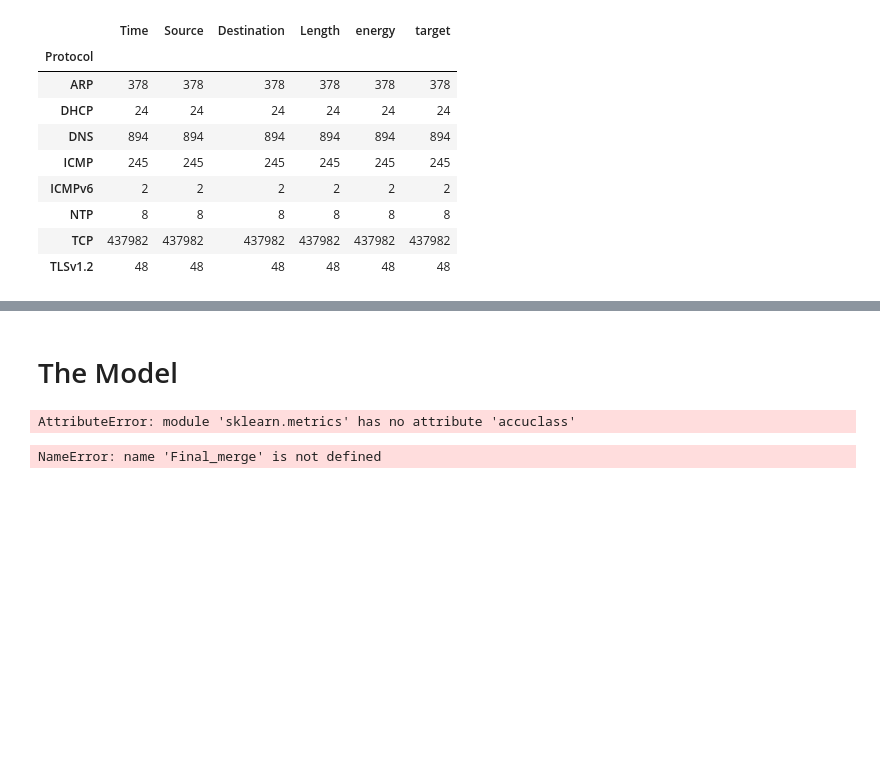
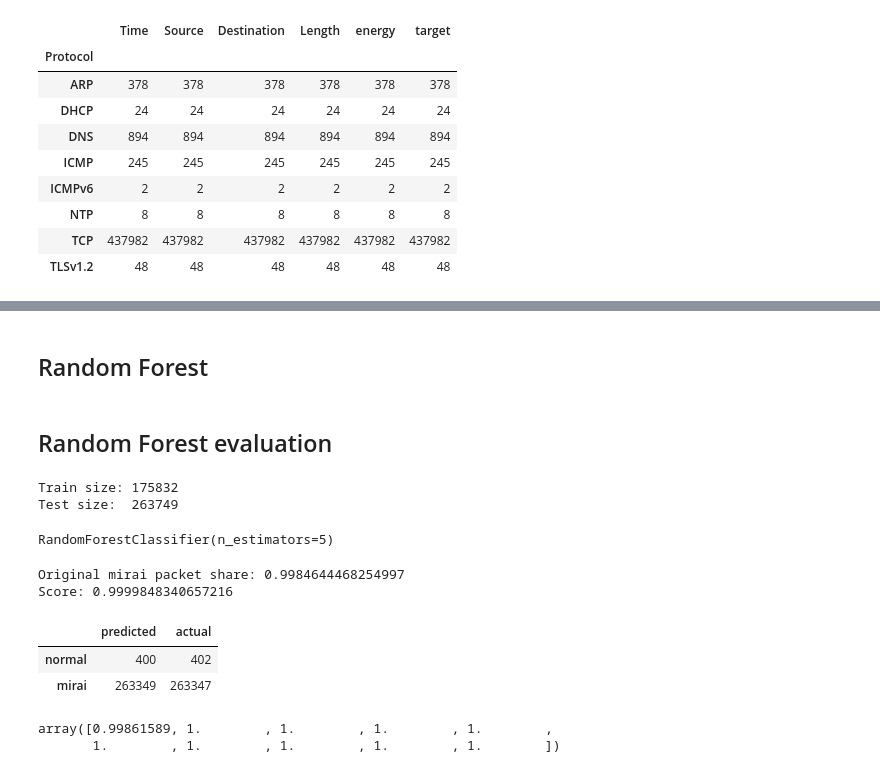
Before and after one commit to Alexis-BX/federated_iot_threat_detection, a Jupyter notebook: Final Merge.ipynb, the cells around one changed output, grey strips where cells are left out. Drawn from its saved outputs; the diff is of its cells as text; code cells hidden in the pictures; blank space fills up the shorter version.

```diff
--- a/Final Merge.ipynb
+++ b/Final Merge.ipynb
@@ -282,10 +279,10 @@ Final_merge
 # %%
 Final_merge.to_csv('QRS_dataset/FinalSet.csv')
 # %% [markdown]
-# The Model
+## Random Forest
 # %%
 def entropy(y):
-    hist = np.bincount(y)
+    hist = np.bincount(y['target'])
     ps = hist / len(y)
     return -np.sum([p * np.log2(p) for p in ps if p > 0])
 # %%
@@ -301,9 +298,6 @@ class Node:
     def is_leaf_node(self):
         return self.value is not None
 # %%
-# Model Accuracy, how often is the classifier correct?
-print("Model Accuracy is:",metrics.accuclass)
-
 class DecisionTree:
 
     def __init__(self, min_samples_split=2, max_depth=100, n_feats=None):
@@ -317,7 +311,8 @@ class DecisionTree:
         self.root = self._grow_tree(X, y)
 
     def predict(self, X):
-        return np.array([self._traverse_tree(x, self.root) for x in X])
+        return np.array([self._traverse_tree(X.iloc[i], self.root) for i in range(X.shape[0])])
+        #return np.array([self._traverse_tree(x, self.root) for x in X])
 
     def _grow_tree(self, X, y, depth=0):
         n_samples, n_features = X.shape
@@ -336,16 +331,16 @@ class DecisionTree:
         best_feat, best_thresh = self._best_criteria(X, y, feat_idxs)
 
         # grow the children that result from the split
-        left_idxs, right_idxs = self._split(X[:, best_feat], best_thresh)
-        left = self._grow_tree(X[left_idxs, :], y[left_idxs], depth+1)
-        right = self._grow_tree(X[right_idxs, :], y[right_idxs], depth+1)
+        left_idxs, right_idxs = self._split(X.iloc[:, best_feat], best_thresh)
+        left = self._grow_tree(X.iloc[left_idxs, :], y.iloc[left_idxs], depth+1)
+        right = self._grow_tree(X.iloc[right_idxs, :], y.iloc[right_idxs], depth+1)
         return Node(best_feat, best_thresh, left, right)
 
     def _best_criteria(self, X, y, feat_idxs):
         best_gain = -1
         split_idx, split_thresh = None, None
         for feat_idx in feat_idxs:
-            X_column = X[:, feat_idx]
+            X_column = X.iloc[:, feat_idx]
             thresholds = np.unique(X_column)
             for threshold in thresholds:
                 gain = self._information_gain(y, X_column, threshold)
@@ -370,7 +365,7 @@ class DecisionTree:
         # compute the weighted avg. of the loss for the children
         n = len(y)
         n_l, n_r = len(left_idxs), len(right_idxs)
-        e_l, e_r = entropy(y[left_idxs]), entropy(y[right_idxs])
+        e_l, e_r = entropy(y.iloc[left_idxs]), entropy(y.iloc[right_idxs])
         child_entropy = (n_l / n) * e_l + (n_r / n) * e_r
 
         # information gain is difference in loss before vs. after split
@@ -378,8 +373,8 @@ class DecisionTree:
         return ig
 
     def _split(self, X_column, split_thresh):
-        left_idxs = np.argwhere(X_column <= split_thresh).flatten()
-        right_idxs = np.argwhere(X_column > split_thresh).flatten()
+        left_idxs = np.argwhere(X_column.values <= split_thresh).flatten()
+        right_idxs = np.argwhere(X_column.values > split_thresh).flatten()
         return left_idxs, right_idxs
 
     def _traverse_tree(self, x, node):
@@ -393,9 +388,7 @@ class DecisionTree:
     def _most_common_label(self, y):
         counter = Counter(y)
         most_common = counter.most_common(1)[0][0]
-        return most_commonracy_score(y_test, y_pred)
+        return most_common
-# %% [output]
-AttributeError: module 'sklearn.metrics' has no attribute 'accuclass'
 # %%
 def bootstrap_sample(X, y):
     n_samples = X.shape[0]
@@ -431,6 +424,8 @@ class RandomForest:
         tree_preds = np.swapaxes(tree_preds, 0, 1)
         y_pred = [most_common_label(tree_pred) for tree_pred in tree_preds]
         return np.array(y_pred)
+# %% [markdown]
+## Random Forest evaluation
 # %%
 # Target variable and train set
 y = Final_merge[['target']]
@@ -438,7 +433,8 @@ X = Final_merge.drop(['target', ], axis = 1)
 
 # Split test and train data
 X_train, X_test, y_train, y_test = train_test_split(X, y, test_size = 0.6, random_state = 42)
-print(X_train.shape, X_test.shape)
-print(y_train.shape, y_test.shape)
+print('Train size:', X_train.shape[0])
+print('Test size: ', X_test.shape[0])
 # %% [output]
-NameError: name 'Final_merge' is not defined
+Train size: 175832
+Test size:  263749
@@ -448,4 +441,41 @@ clf.fit(X_train, y_train)
+# %%
+use_hand_made_random_forest = False
+
+if use_hand_made_random_forest:
+    clf = RandomForest(n_trees = 5)
+else:
+    clf = RandomForestClassifier(5)
+
+clf.fit(X_train, y_train['target'])
+# %% [output]
+RandomForestClassifier(n_estimators=5)
+# %%
+print("Original mirai packet share:", mirai_network.shape[0]/(normal_network.shape[0]+mirai_network.shape[0]))
+
+print("Score:", clf.score(X_test, y_test))
+
+y_pred = clf.predict(X_test)
+
+dic_attacks_inv = {v:k for v,k in enumerate(dic_attacks)}
+
+unique, counts = np.unique(y_pred, return_counts=True)
+unique = [dic_attacks_inv[u] for u in unique]
+df = pd.DataFrame(index=unique)
+df['predicted'] = counts
+unique, counts = np.unique(y_test, return_counts=True)
+df['actual'] = counts
+df
+# %% [output]
+Original mirai packet share: 0.9984644468254997
+Score: 0.9999848340657216
+|  | predicted | actual |
+| normal | 400 | 402 |
+| mirai | 263349 | 263347 |
 # %%
-clf_cv_score = cross_val_score(clf, X, y, cv=10, scoring='roc_auc')
+clf_cv_score = cross_val_score(clf, X, y['target'], cv=10, scoring='roc_auc')
+clf_cv_score
+# %% [output]
+array([0.99861589, 1.        , 1.        , 1.        , 1.        ,
+       1.        , 1.        , 1.        , 1.        , 1.        ])
 # %%
 print("=================== Confusion Matrix ======================")
```
Also changed, not shown: parts of 20 cells of this notebook.
